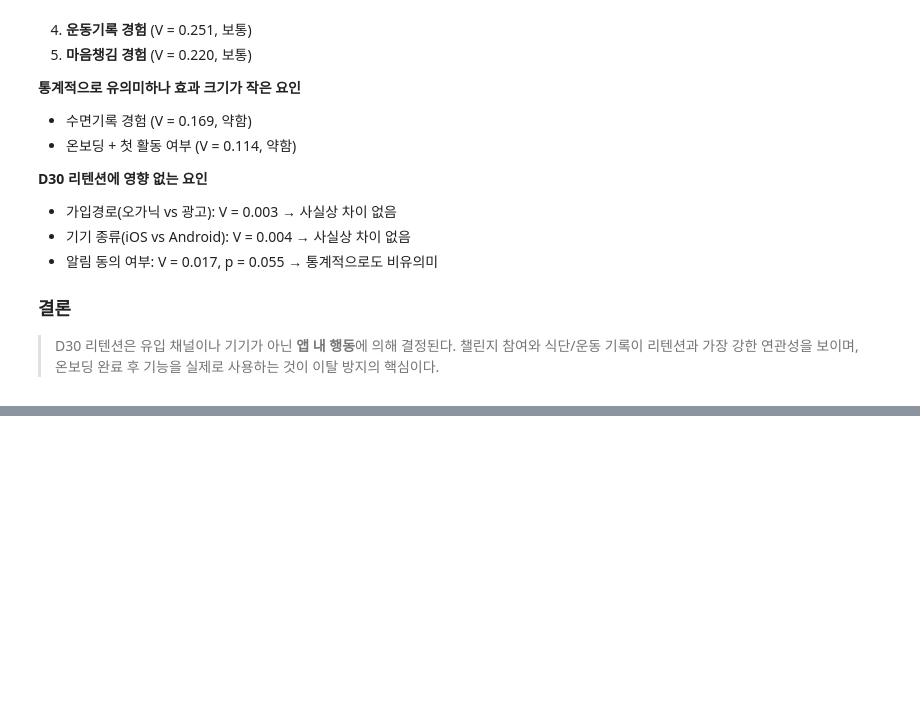
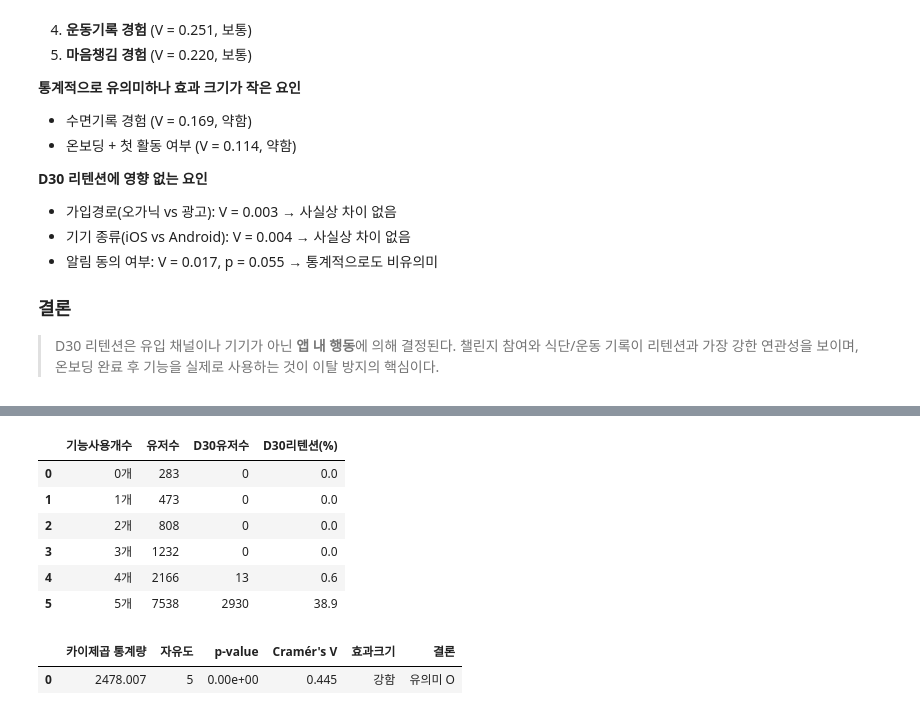
Before and after one commit to leegolem/Anti-Churn-Committee, a Jupyter notebook: notebooks/jiryun/통계.ipynb, the cells around one changed output, grey strips where cells are left out. Cells and saved outputs as stored; diff of their text form; code cells hidden in the pictures; blank space fills up the shorter version.

```diff
--- a/notebooks/jiryun/통계.ipynb
+++ b/notebooks/jiryun/통계.ipynb
@@ -849,0 +888,11 @@ Cramér's V = **0.320** → 연관성 보통
+# %%
+activity_types = ['수면기록', '운동기록', '식단기록', '마음챙김', '챌린지참여']
+
+# 유저별 기능 사용 개수 한번에 계산
+feature_events = event_clean[event_clean['event_type'].isin(activity_types)]
+user_feature_count = feature_events.groupby('user_id')['event_type'].nunique()
+
+user['기능사용개수'] = user['user_id'].map(user_feature_count).fillna(0).astype(int)
+
+print("=== 기능 사용 개수별 유저 수 ===")
+print(user['기능사용개수'].value_counts().sort_index())
@@ -849,0 +909,36 @@ Cramér's V = **0.320** → 연관성 보통
+# %%
+result = []
+contingency = []
+
+for count in range(6):
+    count_users = set(user[user['기능사용개수'] == count]['user_id'])
+    t, d, r = get_d30_retention(count_users, app_launch, user)
+    result.append({'기능사용개수': f'{count}개', '유저수': t, 'D30유저수': d, 'D30리텐션(%)': r})
+    contingency.append([d, t - d])
+
+chi2, p, dof, expected = chi2_contingency(contingency)
+n = sum([r['유저수'] for r in result])
+v, v_level = cramers_v(chi2, n, 2)
+
+df = pd.DataFrame(result)
+stat_df = pd.DataFrame({
+    '카이제곱 통계량': [round(chi2, 4)],
+    '자유도': [dof],
+    'p-value': [f'{p:.2e}'],
+    "Cramér's V": [v],
+    '효과크기': [v_level],
+    '결론': ['유의미 O' if p < 0.05 else '귀무가설 기각 못함 X']
+})
+
+display(df)
+display(stat_df)
+# %% [output]
+|  | 기능사용개수 | 유저수 | D30유저수 | D30리텐션(%) |
+| 0 | 0개 | 283 | 0 | 0.0 |
+| 1 | 1개 | 473 | 0 | 0.0 |
+| 2 | 2개 | 808 | 0 | 0.0 |
+| 3 | 3개 | 1232 | 0 | 0.0 |
+| 4 | 4개 | 2166 | 13 | 0.6 |
+| 5 | 5개 | 7538 | 2930 | 38.9 |
+|  | 카이제곱 통계량 | 자유도 | p-value | Cramér's V | 효과크기 | 결론 |
+| 0 | 2478.007 | 5 | 0.00e+00 | 0.445 | 강함 | 유의미 O |
```
Also changed, not shown: parts of 8 cells of this notebook.
